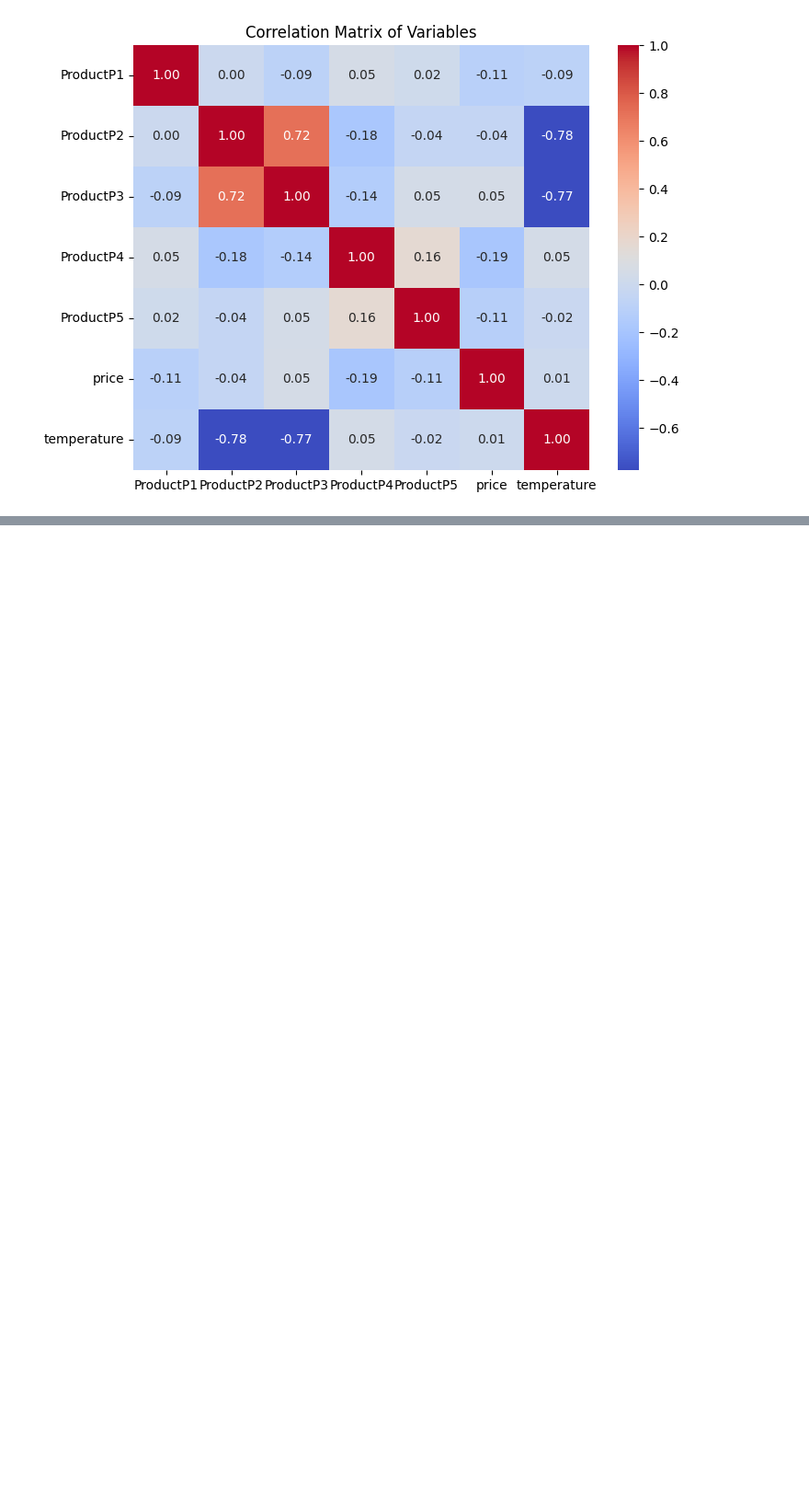
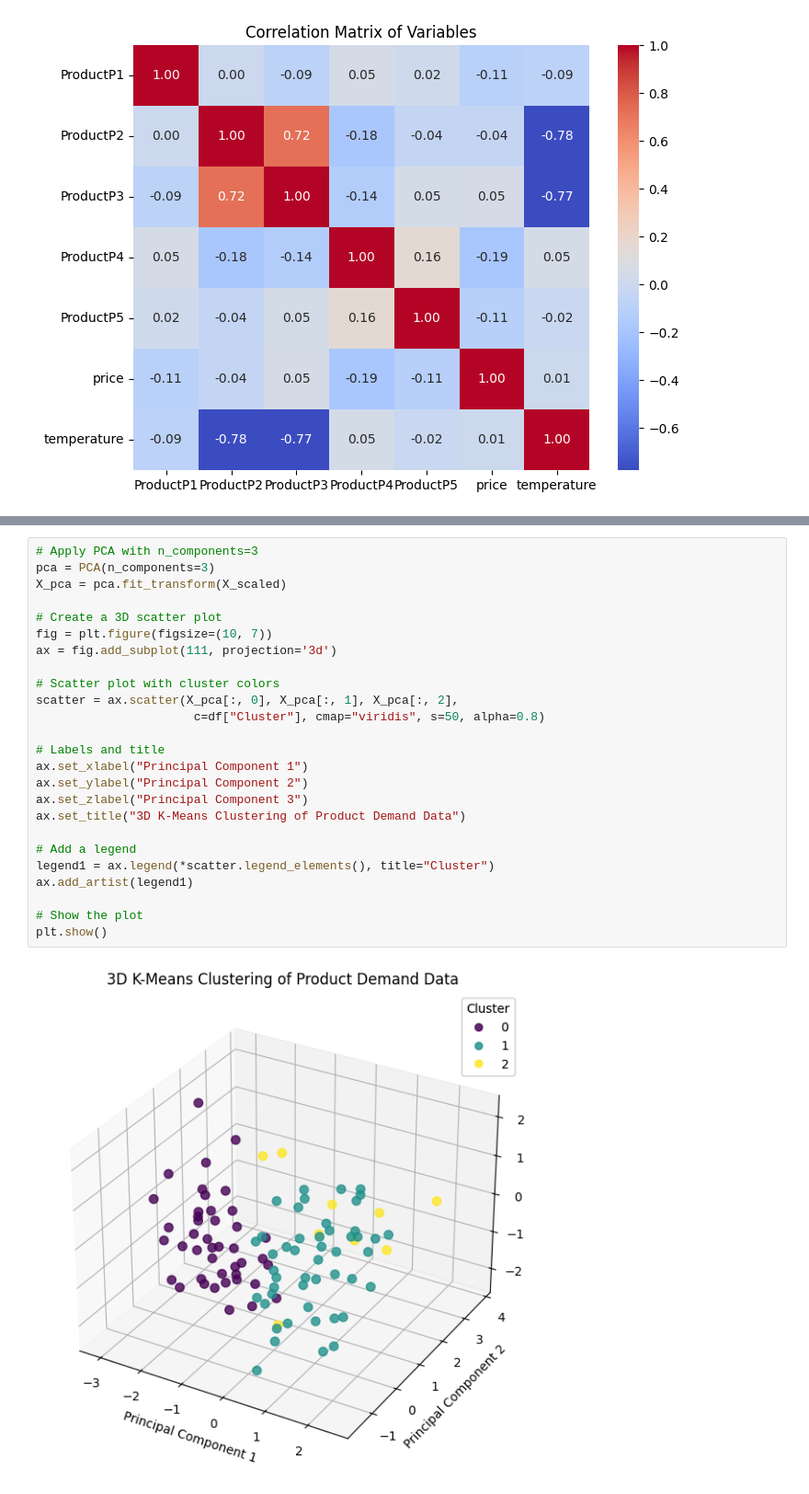
Before and after one commit to Suraj-st/PrinciplesOfDataScience_Group2, a Jupyter notebook: Suraj/TimeSeriesAnalysis.ipynb, the cells around one changed output, grey strips where cells are left out. Shown at 92% size. Drawn from its saved outputs; the diff is of its cells as text; blank space fills up the shorter version.

```diff
--- a/Suraj/TimeSeriesAnalysis.ipynb
+++ b/Suraj/TimeSeriesAnalysis.ipynb
@@ -39,0 +105,27 @@ plt.show()
+# %%
+# Apply PCA with n_components=3
+pca = PCA(n_components=3)
+X_pca = pca.fit_transform(X_scaled)
+
+# Create a 3D scatter plot
+fig = plt.figure(figsize=(10, 7))
+ax = fig.add_subplot(111, projection='3d')
+
+# Scatter plot with cluster colors
+scatter = ax.scatter(X_pca[:, 0], X_pca[:, 1], X_pca[:, 2],
+                      c=df["Cluster"], cmap="viridis", s=50, alpha=0.8)
+
+# Labels and title
+ax.set_xlabel("Principal Component 1")
+ax.set_ylabel("Principal Component 2")
+ax.set_zlabel("Principal Component 3")
+ax.set_title("3D K-Means Clustering of Product Demand Data")
+
+# Add a legend
+legend1 = ax.legend(*scatter.legend_elements(), title="Cluster")
+ax.add_artist(legend1)
+
+# Show the plot
+plt.show()
+# %% [output]
+[figure, added]
```
Also changed, not shown: parts of 12 cells of this notebook.
